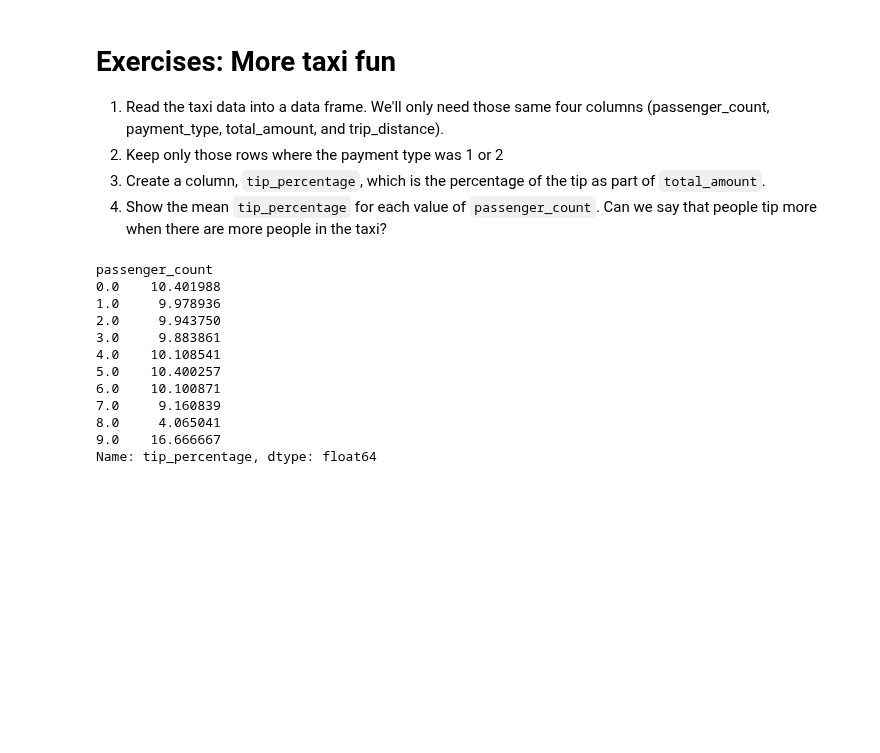
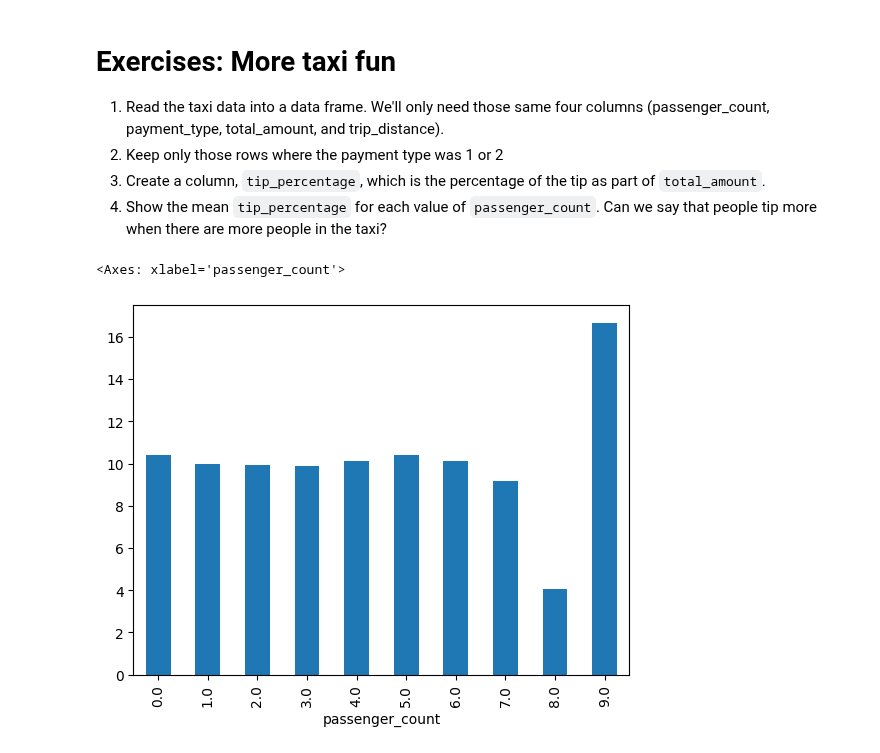
Before and after one commit to opagani/https-github.com-opagani-2024-08Aug-cleaning, a Jupyter notebook: LernerPython - 2024-08Aug-chaining.ipynb, the cells around one changed output. Drawn from its saved outputs; the diff is of its cells as text; code cells hidden in the pictures; blank space fills up the shorter version.

```diff
--- a/LernerPython - 2024-08Aug-chaining.ipynb
+++ b/LernerPython - 2024-08Aug-chaining.ipynb
@@ -599,24 +599,15 @@ The order of keyword arguments to `assign` is important; they are evaluated in o
 # %%
 (
     pd
     .read_csv(filename,
               usecols=['passenger_count', 'payment_type',
                           'total_amount', 'trip_distance', 'tip_amount'],
               engine='pyarrow')
     .loc[lambda df_: df_['payment_type'].isin([1, 2])]
     .assign(tip_percentage = lambda df_: df_['tip_amount'] / df_['total_amount'] * 100)
     .groupby('passenger_count')['tip_percentage'].mean()
+    .plot.bar()
 )
 # %% [output]
-passenger_count
-0.0    10.401988
-1.0     9.978936
-2.0     9.943750
-3.0     9.883861
-4.0    10.108541
-5.0    10.400257
-6.0    10.100871
-7.0     9.160839
-8.0     4.065041
-9.0    16.666667
-Name: tip_percentage, dtype: float64
+<Axes: xlabel='passenger_count'>
+[figure, added]
```
Also changed, not shown: parts of 1 cell of this notebook.
